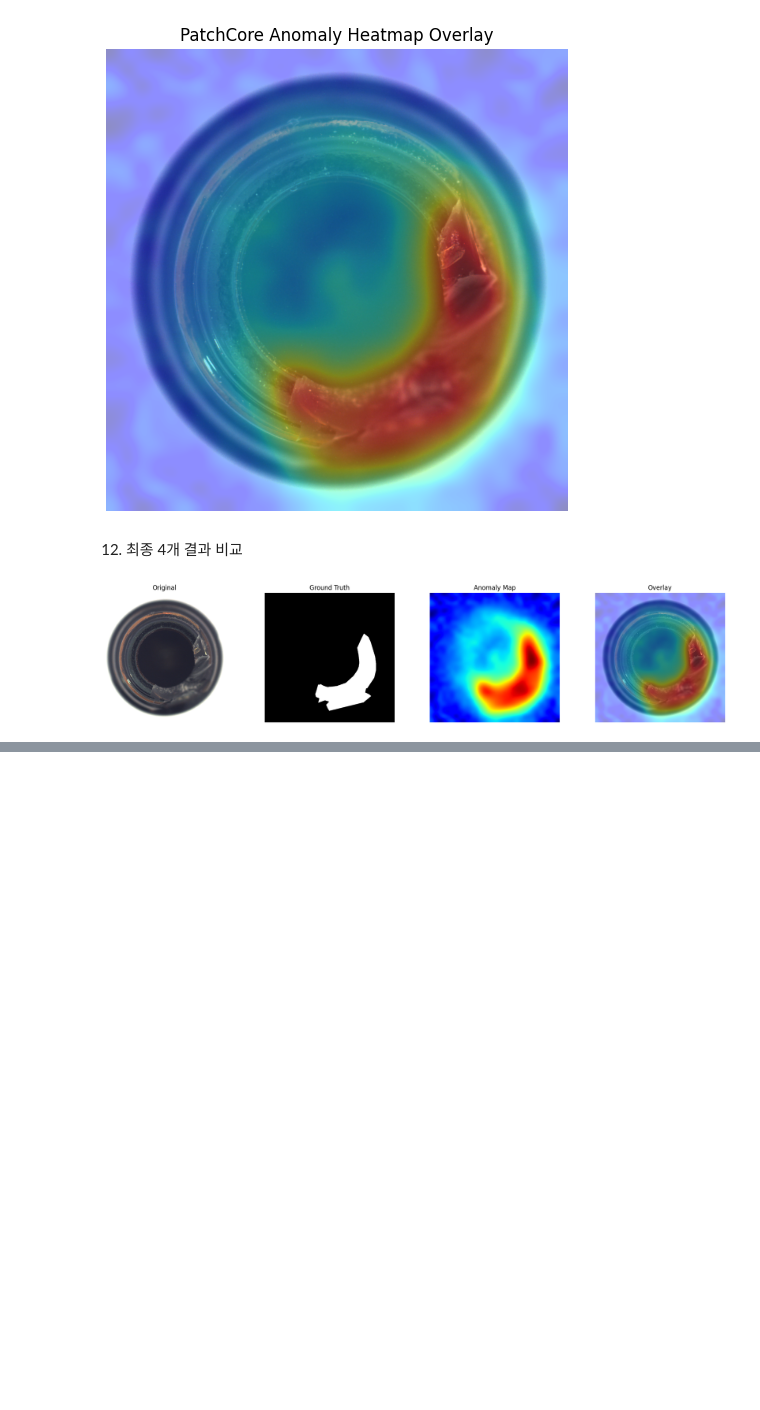
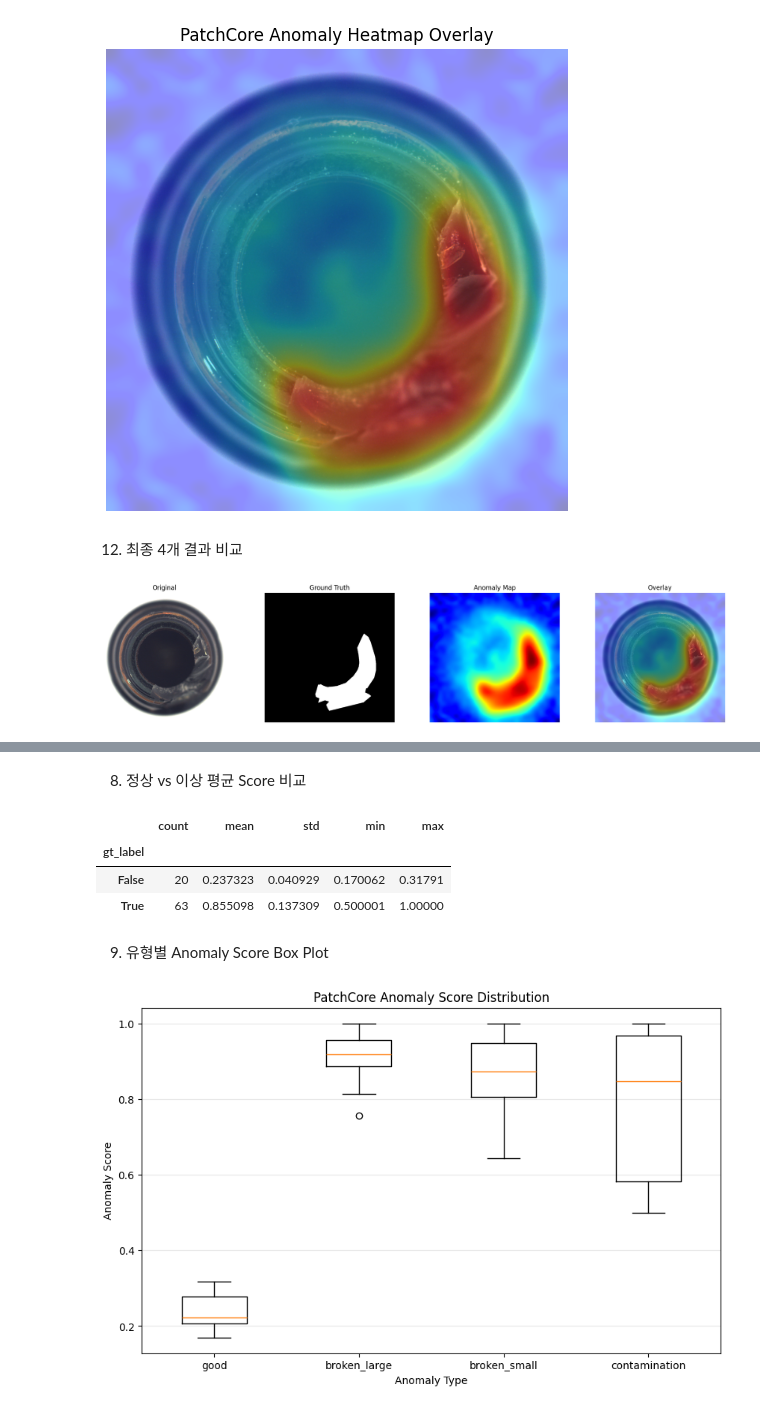
Before and after one commit to minwoo1119/edge-anomaly-detection, a Jupyter notebook: notebooks/anomaly_evaluation.ipynb, the cells around one changed output, grey strips where cells are left out. Cells and saved outputs as stored; diff of their text form; code cells hidden in the pictures; blank space fills up the shorter version.

Commit message:
feat: 정상 및 이상 유형별 Anomaly Score 분포 분석 추가

```diff
--- a/notebooks/anomaly_evaluation.ipynb
+++ b/notebooks/anomaly_evaluation.ipynb
@@ -365,0 +416,9 @@ plt.show()
+# %%
+from pathlib import Path
+
+anomaly_types = [
+    Path(path).parent.name
+    for path in image_paths
+]
+
+print(anomaly_types[:10])
@@ -365,0 +429,11 @@ plt.show()
+# %%
+import pandas as pd
+
+score_df = pd.DataFrame({
+    "image_path": image_paths,
+    "anomaly_type": anomaly_types,
+    "gt_label": ground_truth_labels,
+    "anomaly_score": anomaly_scores,
+})
+
+score_df.head()
@@ -365,0 +478,50 @@ plt.show()
+# %% [markdown]
+8. 정상 vs 이상 평균 Score 비교
+# %%
+binary_summary = (
+    score_df
+    .groupby("gt_label")["anomaly_score"]
+    .agg(["count", "mean", "std", "min", "max"])
+)
+
+binary_summary
+# %% [output]
+|  | count | mean | std | min | max |
+| gt_label |  |  |  |  |  |
+| False | 20 | 0.237323 | 0.040929 | 0.170062 | 0.31791 |
+| True | 63 | 0.855098 | 0.137309 | 0.500001 | 1.00000 |
+# %% [markdown]
+9. 유형별 Anomaly Score Box Plot
+# %%
+import matplotlib.pyplot as plt
+
+type_order = [
+    "good",
+    "broken_large",
+    "broken_small",
+    "contamination",
+]
+
+plot_data = [
+    score_df.loc[
+        score_df["anomaly_type"] == anomaly_type,
+        "anomaly_score"
+    ].values
+    for anomaly_type in type_order
+]
+
+plt.figure(figsize=(10, 6))
+
+plt.boxplot(
+    plot_data,
+    tick_labels=type_order,
+)
+
+plt.xlabel("Anomaly Type")
+plt.ylabel("Anomaly Score")
+plt.title("PatchCore Anomaly Score Distribution")
+
+plt.grid(axis="y", alpha=0.3)
+plt.show()
+# %% [output]
+[figure, added]
```
Also changed, not shown: parts of 18 cells of this notebook.
